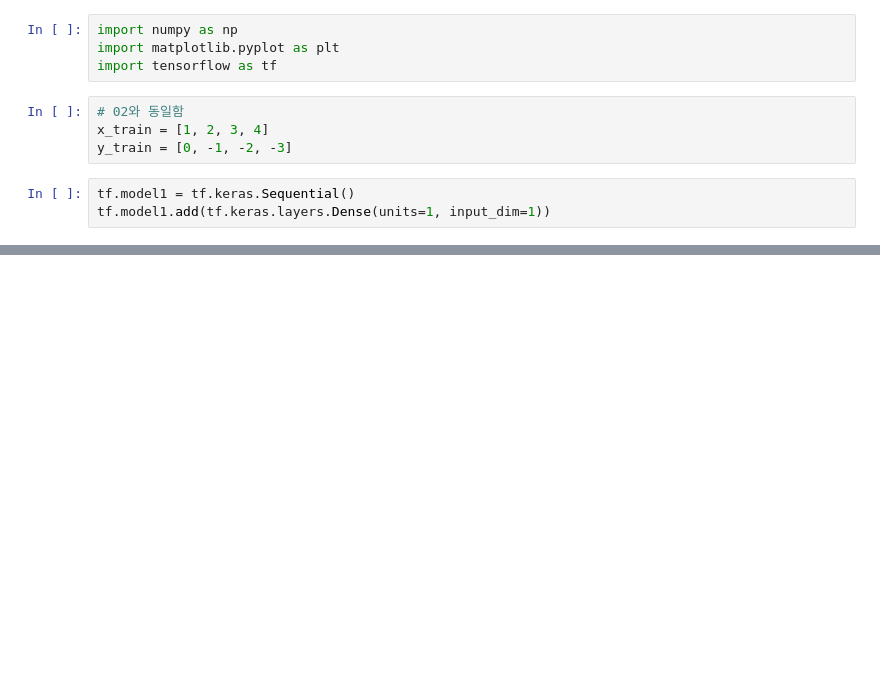
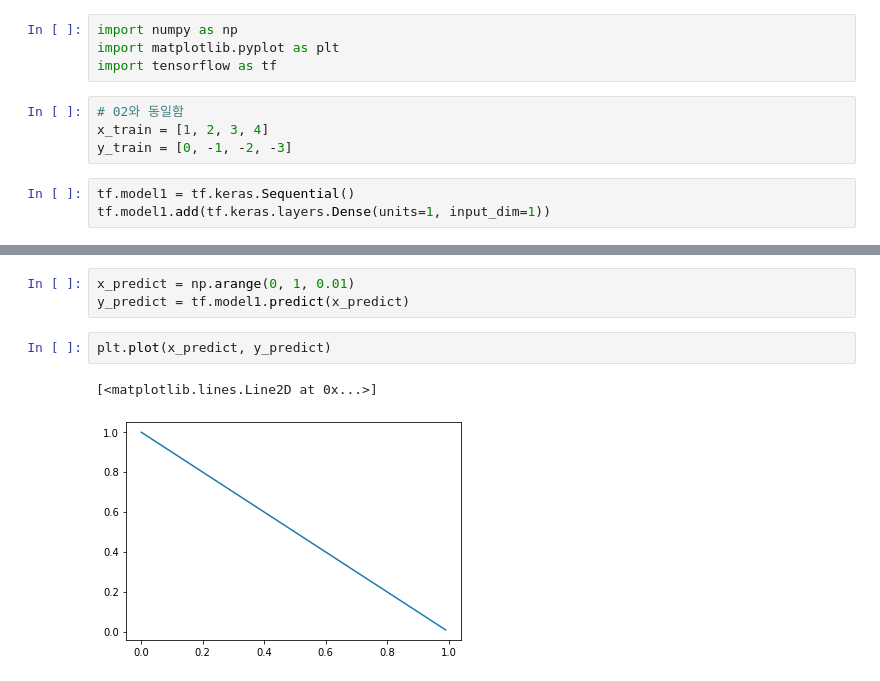
Before and after one commit to Jinsub-Park/everyoneML-DL-TF2, a Jupyter notebook: 03.minimizing_cost_show_graph.ipynb, the cells around one changed output, grey strips where cells are left out. Drawn from its saved outputs; the diff is of its cells as text; blank space fills up the shorter version.

```diff
--- a/03.minimizing_cost_show_graph.ipynb
+++ b/03.minimizing_cost_show_graph.ipynb
@@ -58,0 +62,8 @@ print(y_predict)
+# %%
+x_predict = np.arange(0, 1, 0.01)
+y_predict = tf.model1.predict(x_predict)
+# %%
+plt.plot(x_predict, y_predict)
+# %% [output]
+[<matplotlib.lines.Line2D at 0x...>]
+[figure, added]
```
Also changed, not shown: parts of 5 cells of this notebook, 14 other files.
